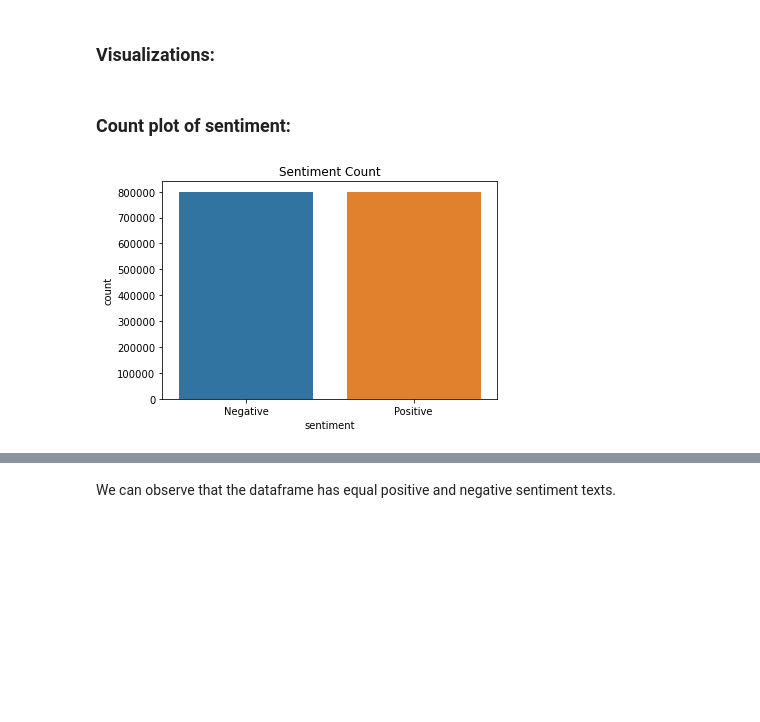
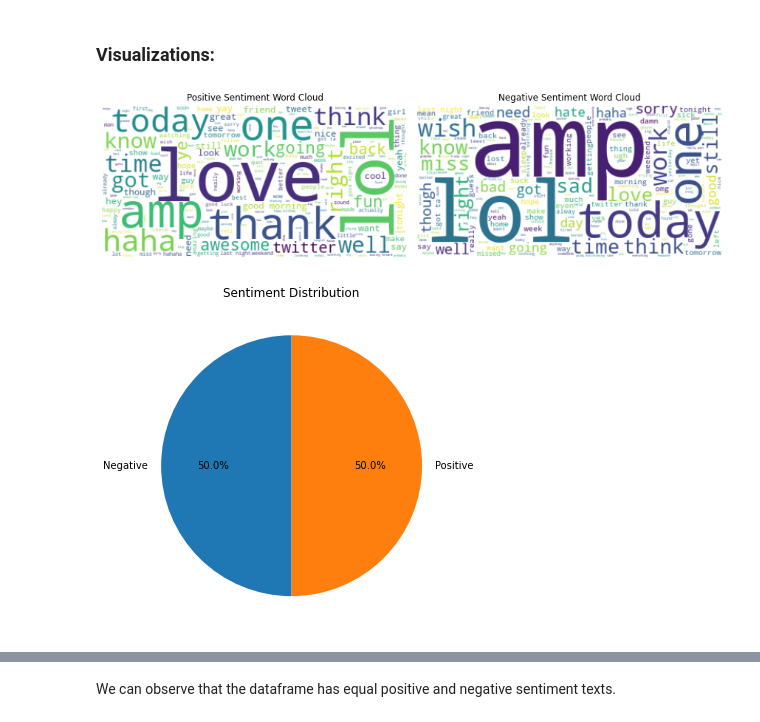
Before and after one commit to thomson18/sentiment_analysis, a Jupyter notebook: sentiment_analysis.ipynb, the cells around one changed output, grey strips where cells are left out. Saved outputs shown, nothing was run; the diff lists cells and outputs as text; code cells hidden in the pictures; blank space fills up the shorter version.

```diff
--- a/sentiment_analysis.ipynb
+++ b/sentiment_analysis.ipynb
@@ -211,12 +252,45 @@ data.describe(include='all')
 | max | 1.0 | 2.329206e+09 | NaN | NaN | NaN |
 # %% [markdown]
 ### Visualizations:
-# %% [markdown]
-### Count plot of sentiment:
-# %%
-sns.countplot(x='sentiment', data=data)
-plt.gca().set_xticklabels(['Negative', 'Positive'])
-plt.title('Sentiment Count')
-plt.show()
-# %% [output]
-[figure, removed]
+# %%
+from wordcloud import WordCloud
+
+# Create a WordCloud object for positive sentiment
+positive_text = data[data['sentiment'] == 1]['text'].values
+positive_text = ' '.join(positive_text)
+positive_wordcloud = WordCloud(background_color='white').generate(positive_text)
+
+# Create a WordCloud object for negative sentiment
+negative_text = data[data['sentiment'] == 0]['text'].values
+negative_text = ' '.join(negative_text)
+negative_wordcloud = WordCloud(background_color='white').generate(negative_text)
+
+# Plot the word clouds
+plt.figure(figsize=(12, 6))
+plt.subplot(1, 2, 1)
+plt.imshow(positive_wordcloud, interpolation='bilinear')
+plt.title('Positive Sentiment Word Cloud')
+plt.axis('off')
+
+plt.subplot(1, 2, 2)
+plt.imshow(negative_wordcloud, interpolation='bilinear')
+plt.title('Negative Sentiment Word Cloud')
+plt.axis('off')
+
+plt.tight_layout()
+plt.show()
+# %% [output]
+[figure, added]
+# %%
+import matplotlib.pyplot as plt
+
+# Count the number of occurrences for each sentiment
+sentiment_counts = data['sentiment'].value_counts()
+
+# Plot the sentiment distribution as a pie chart
+plt.figure(figsize=(8, 6))
+plt.pie(sentiment_counts, labels=['Negative', 'Positive'], autopct='%1.1f%%', startangle=90)
+plt.title('Sentiment Distribution')
+plt.show()
+# %% [output]
+[figure, added]
```
Also changed, not shown: parts of 34 cells of this notebook.
